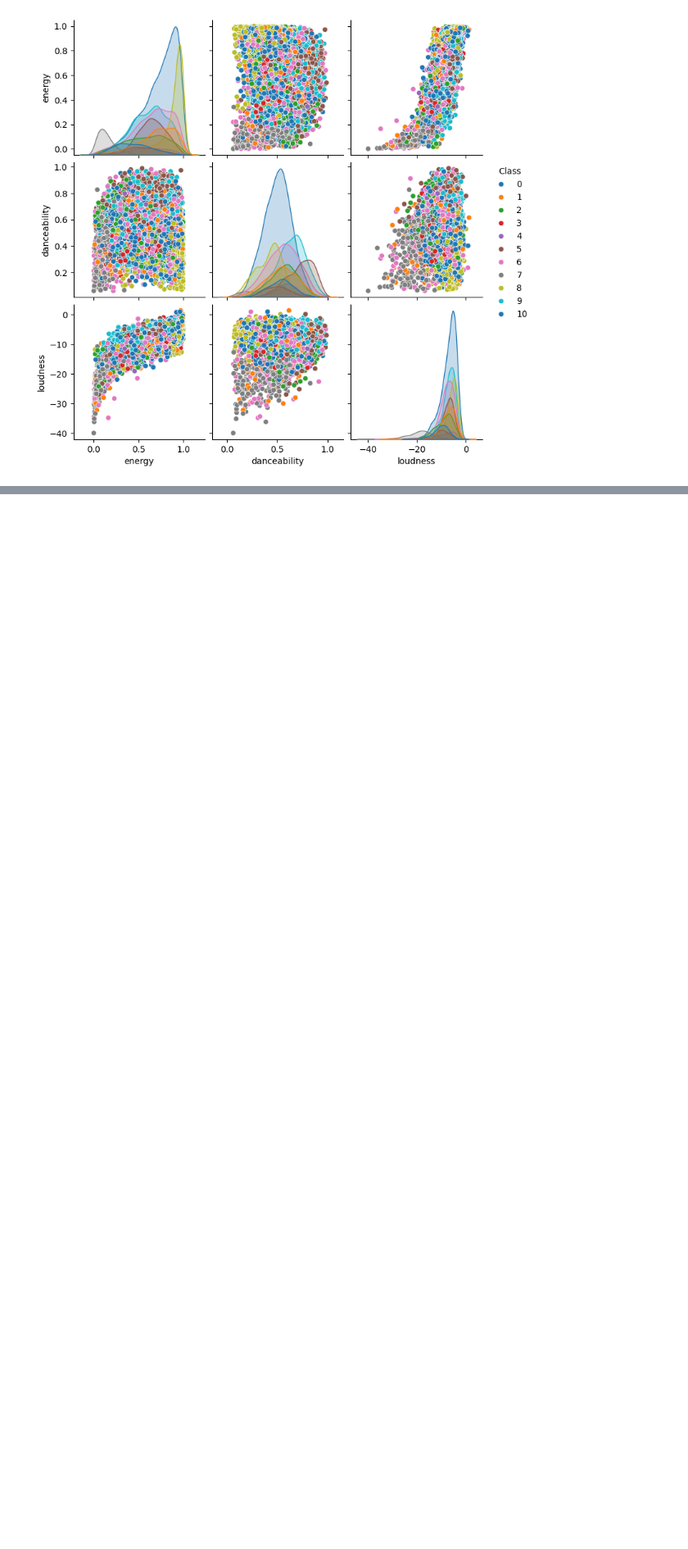
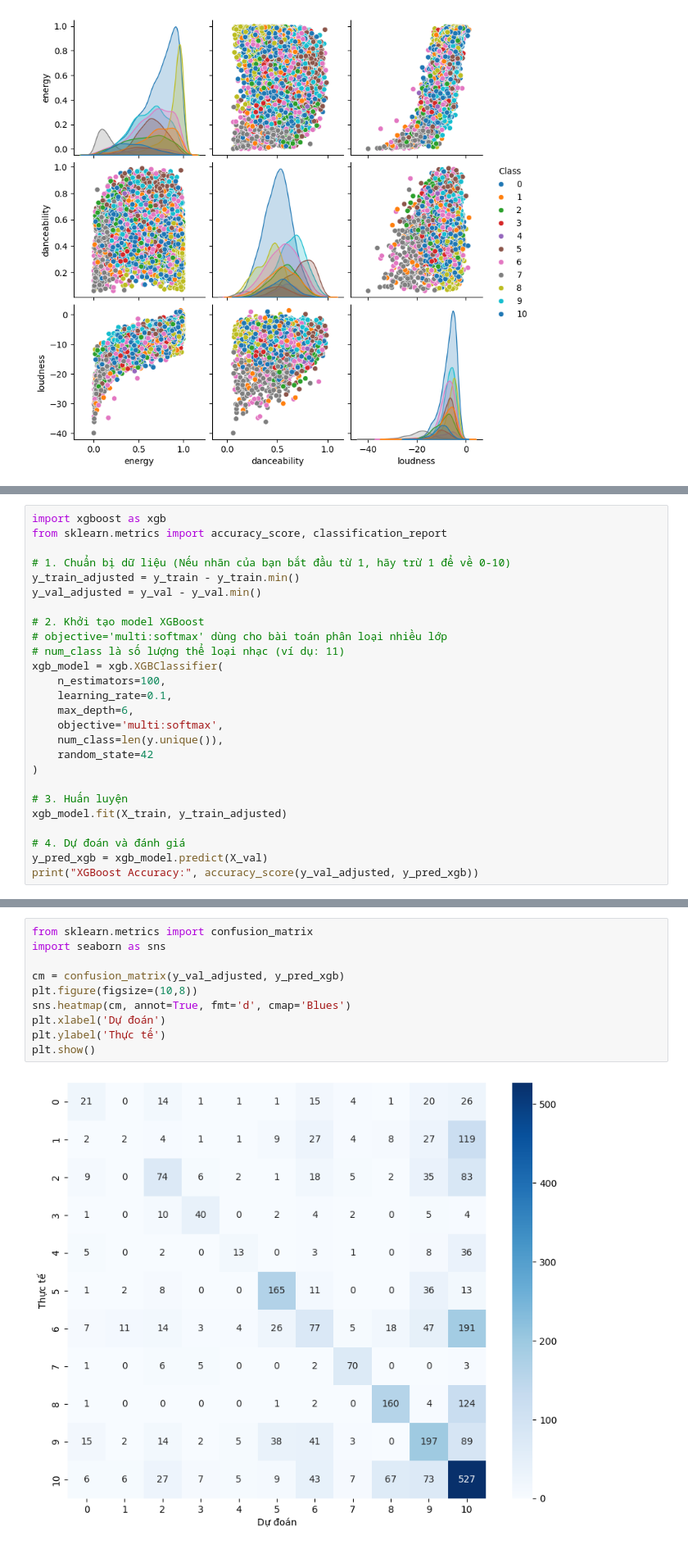
Before and after one commit to phuocle1231236-sys/nhatkykag, a Jupyter notebook: EDA.ipynb, the cells around one changed output, grey strips where cells are left out. Shown at 82% size. Cells and saved outputs as stored; diff of their text form; blank space fills up the shorter version.

```diff
--- a/EDA.ipynb
+++ b/EDA.ipynb
@@ -242,0 +344,26 @@ plt.show()
+# %%
+import xgboost as xgb
+from sklearn.metrics import accuracy_score, classification_report
+
+# 1. Chuẩn bị dữ liệu (Nếu nhãn của bạn bắt đầu từ 1, hãy trừ 1 để về 0-10)
+y_train_adjusted = y_train - y_train.min()
+y_val_adjusted = y_val - y_val.min()
+
+# 2. Khởi tạo model XGBoost
+# objective='multi:softmax' dùng cho bài toán phân loại nhiều lớp
+# num_class là số lượng thể loại nhạc (ví dụ: 11)
+xgb_model = xgb.XGBClassifier(
+    n_estimators=100,
+    learning_rate=0.1,
+    max_depth=6,
+    objective='multi:softmax',
+    num_class=len(y.unique()),
+    random_state=42
+)
+
+# 3. Huấn luyện
+xgb_model.fit(X_train, y_train_adjusted)
+
+# 4. Dự đoán và đánh giá
+y_pred_xgb = xgb_model.predict(X_val)
+print("XGBoost Accuracy:", accuracy_score(y_val_adjusted, y_pred_xgb))
@@ -242,0 +401,12 @@ plt.show()
+# %%
+from sklearn.metrics import confusion_matrix
+import seaborn as sns
+
+cm = confusion_matrix(y_val_adjusted, y_pred_xgb)
+plt.figure(figsize=(10,8))
+sns.heatmap(cm, annot=True, fmt='d', cmap='Blues')
+plt.xlabel('Dự đoán')
+plt.ylabel('Thực tế')
+plt.show()
+# %% [output]
+[figure, added]
```
Also changed, not shown: parts of 13 cells of this notebook.
